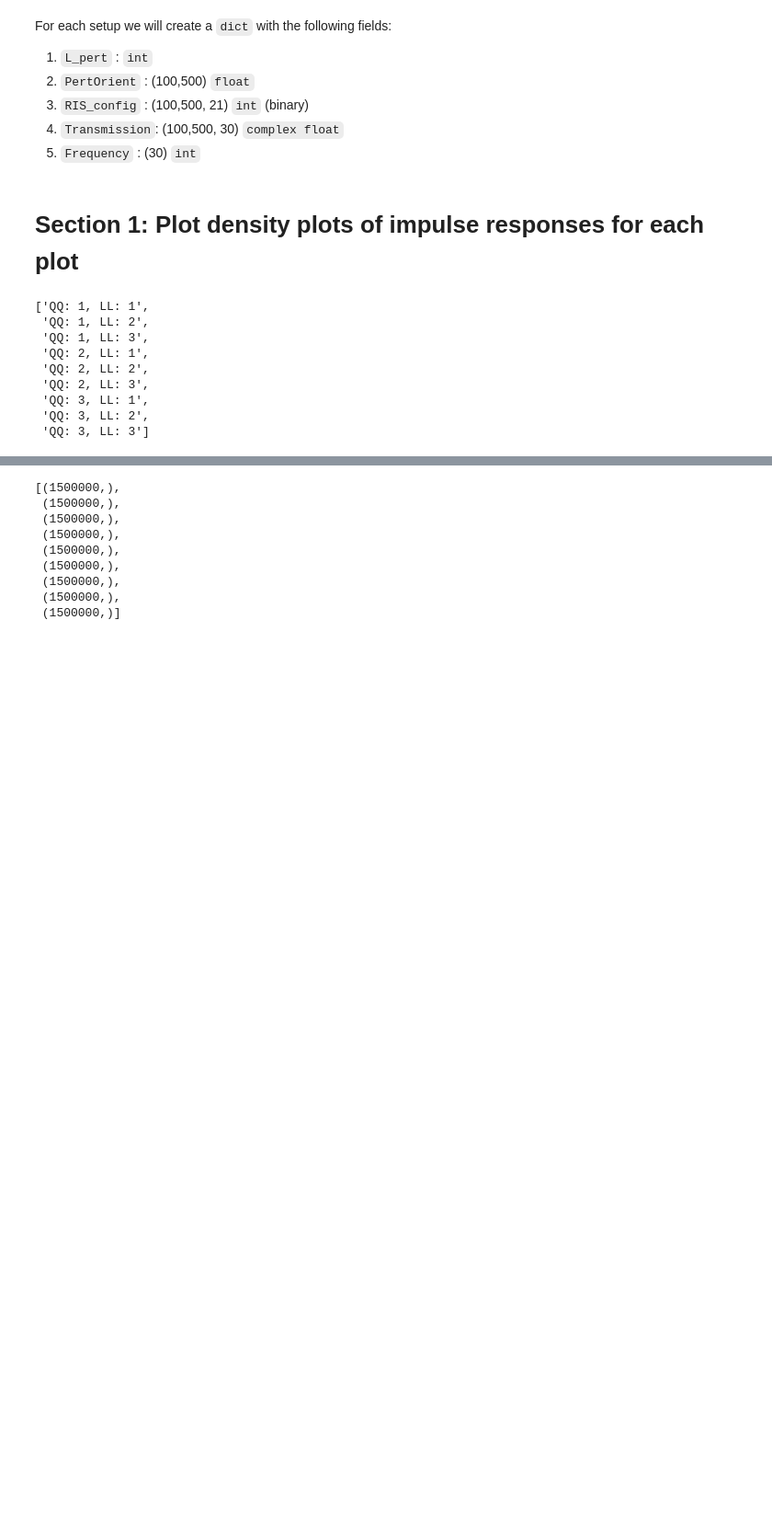
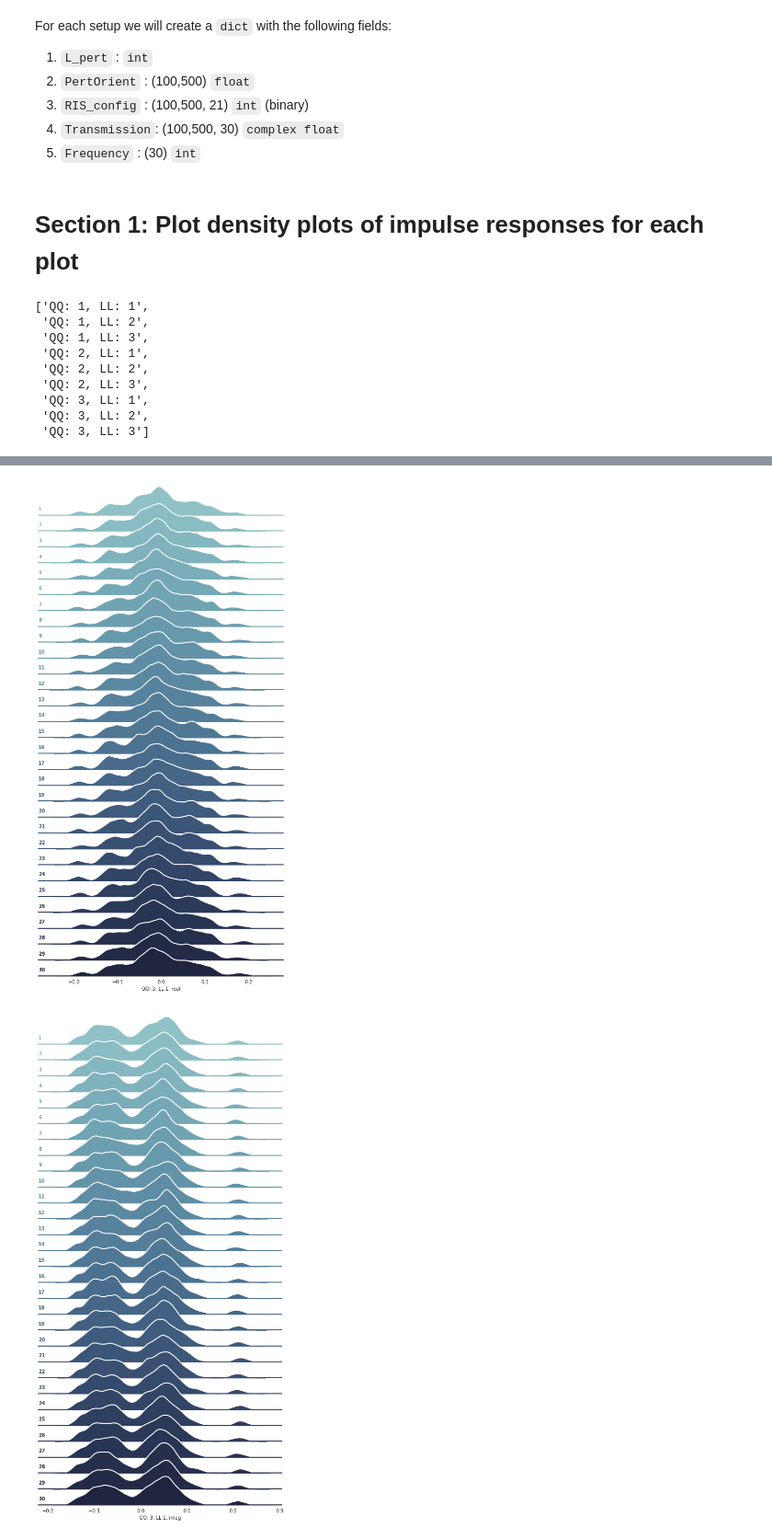
Before and after one commit to NoesysLab/Deep_RIS_Tuning_for_Rich_Scattering_Environments, a Jupyter notebook: notebooks/summary_data_2.ipynb, the cells around one changed output, grey strips where cells are left out. Shown: that part at 92% size. Drawn from its saved outputs; the diff is of its cells as text; code cells hidden in the pictures; blank space fills up the shorter version.

```diff
--- a/notebooks/summary_data_2.ipynb
+++ b/notebooks/summary_data_2.ipynb
@@ -200,16 +185,0 @@ density_plot_of_impulse_responses_per_frequency_point(setups)
-# %%
-#print(type(x) for x in setups_flat)
-#x_real = [setup['Transmission'].flatten().real for setup in setups_flat],
-
-
-[]
-# %% [output]
-[(1500000,),
- (1500000,),
- (1500000,),
- (1500000,),
- (1500000,),
- (1500000,),
- (1500000,),
- (1500000,),
- (1500000,)]
@@ -240,0 +186,64 @@ ridge_plots_of_impulse_responses(setups)
+# %%
+x = setups[0,0]['Transmission'].flatten()
+g = np.tile(np.arange(1,31), (100*500))
+# %%
+def ridge_plot_responses_per_frquency(setups, qq, ll, real_or_imag):
+    assert real_or_imag in ['real', 'imag']
+
+    n_frequencies = setups[qq-1,ll-1]['Transmission'].shape[-1]
+    n_datapoints  = np.prod(setups[qq-1,ll-1]['Transmission'].shape[:-1])
+
+    x_name        = f'QQ: {qq}, LL {ll}, {real_or_imag}'
+
+    x  = setups[qq-1,ll-1]['Transmission'].flatten()
+    x  = x.real if real_or_imag == 'real' else x.imag
+    g  = np.repeat(np.arange(1,n_frequencies+1), n_datapoints)
+    df = pd.DataFrame({x_name : x,
+                       'g'    : g})
+
+
+    filename = f'./plots/data2/rigdeplot_frequencies_{qq}_{ll}_{real_or_imag}.png'
+
+    with sns.axes_style("white", rc={"axes.facecolor": (0, 0, 0, 0)}):
+        # Initialize the FacetGrid object
+        pal = sns.cubehelix_palette(30, rot=-.25, light=.7)
+        g = sns.FacetGrid(df, row="g", hue="g", aspect=15, height=.5, palette=pal,)
+                         #xlim=[-1,1]
+
+        # Draw the densities in a few steps
+        g.map(sns.kdeplot, x_name,
+              bw_adjust=.5, clip_on=False,
+              fill=True, alpha=1, linewidth=1.5)
+        g.map(sns.kdeplot, x_name, clip_on=False, color="w", lw=2, bw_adjust=.5)
+        g.map(plt.axhline, y=0, lw=2, clip_on=False)
+
+
+        # Define and use a simple function to label the plot in axes coordinates
+        def label(x, color, label):
+            ax = plt.gca()
+            ax.text(0, .2, label, fontweight="bold", color=color,
+                    ha="left", va="center", transform=ax.transAxes)
+
+
+        g.map(label, x_name)
+
+        # Set the subplots to overlap
+        g.fig.subplots_adjust(hspace=-.5)
+
+        # Remove axes details that don't play well with overlap
+        g.set_titles("")
+        g.set(yticks=[])
+        g.despine(bottom=True, left=True)
+
+        plt.savefig(filename)
+        plt.show()
+
+
+
+for qq in [3]:#QQ_VALUES:
+    for ll in [1]:#LL_VALUES:
+        ridge_plot_responses_per_frquency(setups, qq, ll, 'real')
+        ridge_plot_responses_per_frquency(setups, qq, ll, 'imag')
+# %% [output]
+[figure, added]
+[figure, added]
```
Also changed, not shown: parts of 9 cells of this notebook, 7 other files.
